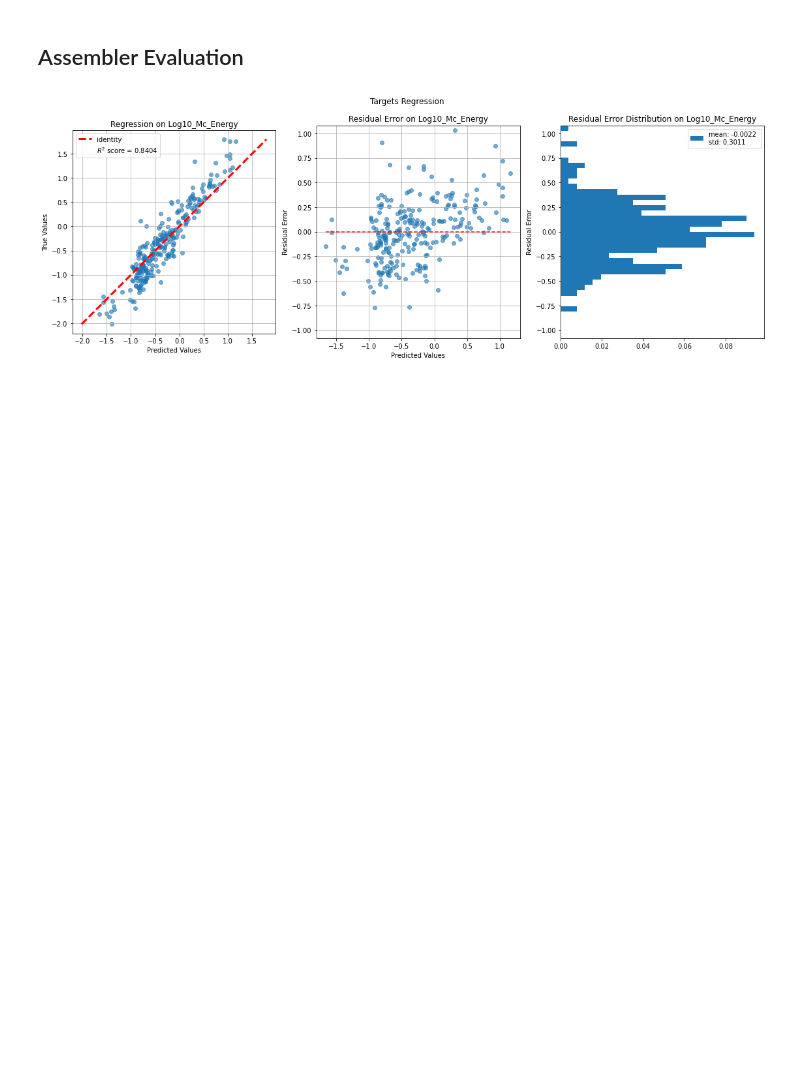
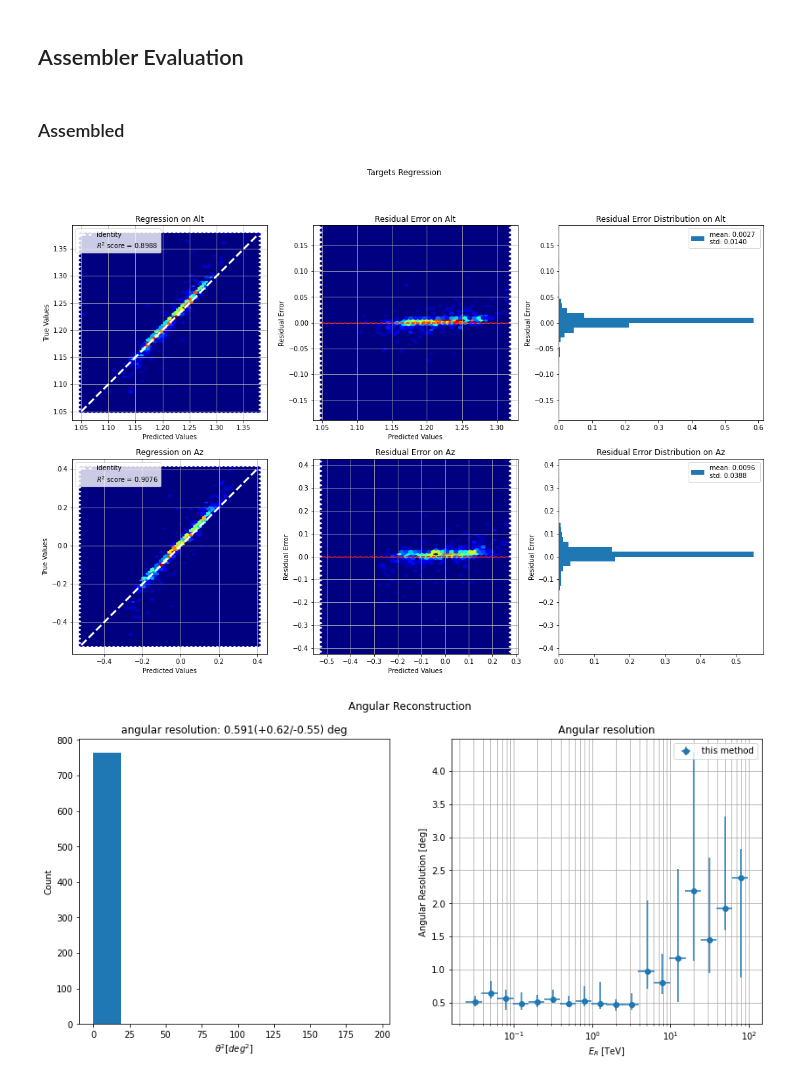
Before and after one commit to sborquez/gerumo, a Jupyter notebook: notebooks/evaluate.ipynb, the cells around one changed output. Drawn from its saved outputs; the diff is of its cells as text; code cells hidden in the pictures; blank space fills up the shorter version.

```diff
--- a/notebooks/evaluate.ipynb
+++ b/notebooks/evaluate.ipynb
@@ -40,4 +71,6 @@ config_file = "/content/drive/My Drive/Projects/gerumo/train/config/colab/energy
 # %%
+config_file = "/content/drive/My Drive/Projects/gerumo/train/config/colab/alt_az/umonna_assembler_colab.json"
+
 print(f"Loading config from: {config_file}")
 with open(config_file) as cfg_file:
     config = json.load(cfg_file)
@@ -149,9 +183,9 @@ sample_generator = AssemblerGenerator(sample_dataset, telescope_types,
 ### Generator sample
 # %%
 # Debug: Check if test dataset is loadable
-for i in tqdm(range(len(test_generator))):
-  _ = test_generator[i]
+#for i in tqdm(range(len(test_generator))):
+#  _ = test_generator[i]
 
 # Debug: Check if sample dataset is loadable
 for i in tqdm(range(len(sample_generator))):
-  _ = sample_generator[i]
+    _ = sample_generator[i]
@@ -259,8 +356,28 @@ def plot_regression_evaluation(evaluation_results, targets, scores, save_to=None
-# %%
-if scores is None:
-    df_ = df.dropna()
-    #scores = r2_score(df_[["true_alt", "true_az"]], df_[["pred_alt", "pred_az"]], multioutput="raw_values")
-    scores = r2_score(df_[["true_log10_mc_energy"]], df_[["pred_log10_mc_energy"]], multioutput="raw_values")
-plot_regression_evaluation(df, targets, scores)
-# %% [output]
-[figure, removed]
+# %%
+# TODO: fix evaluation
+#sample_generator.include_event_id = False
+#sample_generator.include_true_energy = False
+#scores = umonna_assembler.evaluate(sample_generator, return_predictions=True)
+#scores, df = umonna_assembler.evaluate(test_generator, return_predictions=True)
+#sample_generator.include_event_id = True
+#sample_generator.include_true_energy = True
+
+results = models_results["assembled"]
+display(HTML(f"<h3>Assembled</h3>"))
+df_ = pd.DataFrame({
+       "true_alt": results["targets"][:,0].flatten(),
+       "true_az":  results["targets"][:,1].flatten(),
+       "pred_alt": results["predictions"][:,0].flatten(),
+       "pred_az": results["predictions"][:,1].flatten(),
+       "true_mc_energy": results["true_energy"].flatten(),
+})
+
+
+df_ = df_.dropna()
+scores = r2_score(df_[["true_alt", "true_az"]], df_[["pred_alt", "pred_az"]], multioutput="raw_values")
+plot_regression_evaluation(df_, targets, scores)
+plot_error_and_angular_resolution(df_)
+# %% [output]
+Assembled
+[figure, added]
+[figure, added]
```
Also changed, not shown: parts of 53 cells of this notebook, 3 other files.
